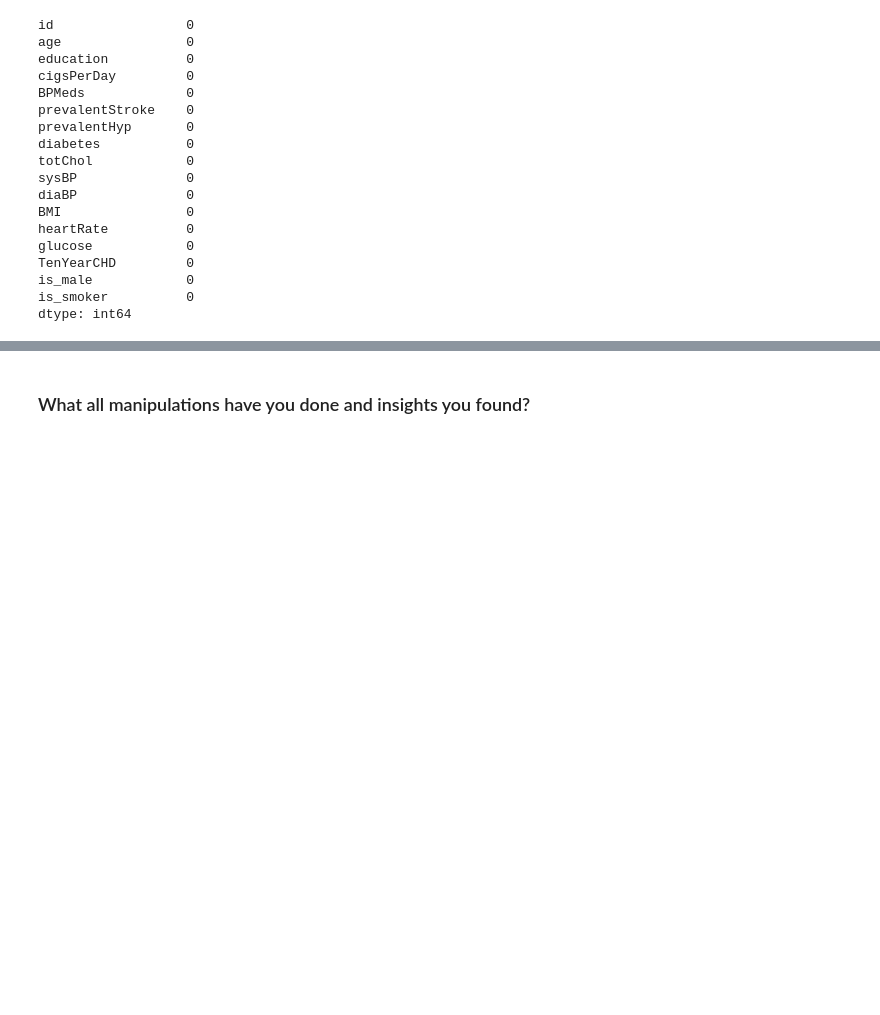
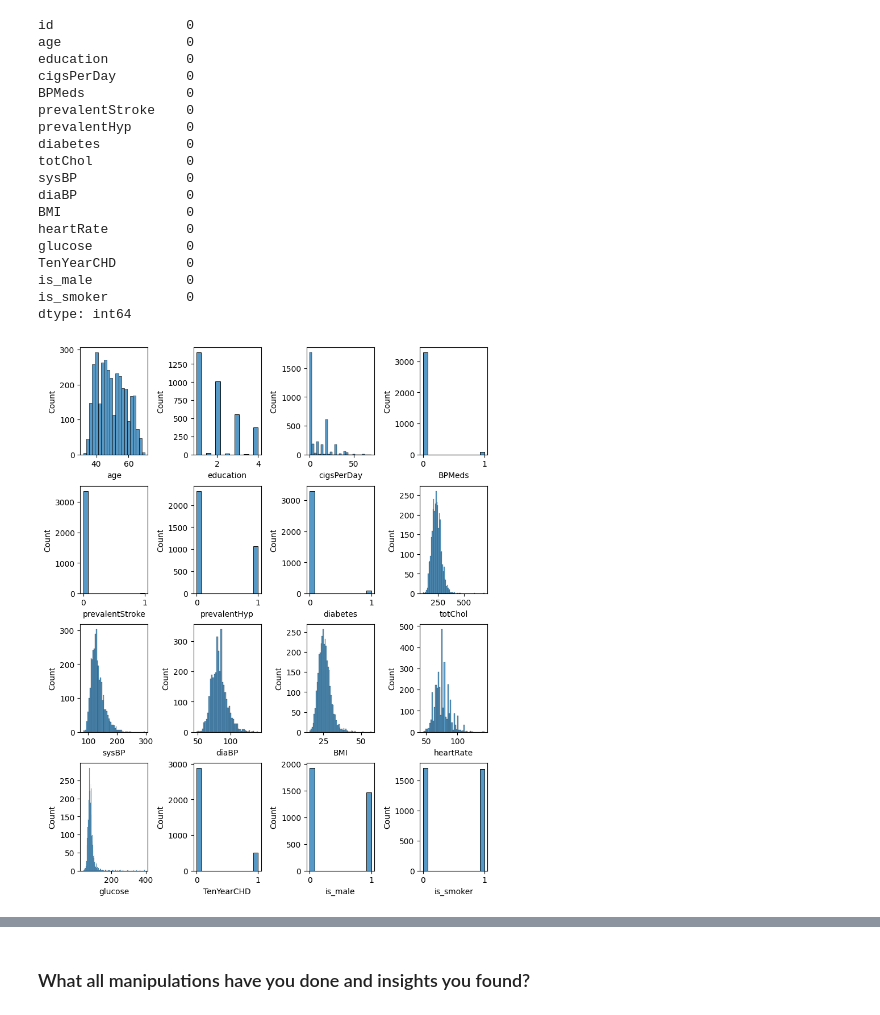
Before and after one commit to 007tickooayush/ML-Classification-Cardiovascular-Risk-Prediction-Project, a Jupyter notebook: Ayush_Tickoo_ML_Capstone_Classification_Project.ipynb, the cells around one changed output, grey strips where cells are left out. Drawn from its saved outputs; the diff is of its cells as text; code cells hidden in the pictures; blank space fills up the shorter version.

Commit message:
data preprocessing and univariate analysis

```diff
--- a/Ayush_Tickoo_ML_Capstone_Classification_Project.ipynb
+++ b/Ayush_Tickoo_ML_Capstone_Classification_Project.ipynb
@@ -389,4 +389,6 @@ is_smoker          0
 dtype: int64
 # %%
 # getting the numerical columns
-columns_num = df.describe().columns.tolist()
+# columns_num = df.describe().columns.tolist()
+columns_num = df.select_dtypes(include = ['float64','int64']).columns
+columns_num = columns_num.delete([0])
@@ -394,0 +395,18 @@ columns_num = df.describe().columns.tolist()
+# %%
+# univariate analysis
+
+fig = plt.figure(figsize = (8,24))
+idx = 1
+for var in columns_num:
+  # plt.subplots(figsize = (6,6))
+  plt.subplot(10,4,idx)
+  sns.histplot(df[var])
+  # plt.title(var)
+  idx += 1
+# ax.set_title('Histplots: numerical variables')
+# ax.set_xlabel('Value')
+# ax.set_ylabel('Frequency')
+
+plt.tight_layout(pad = 0.5, h_pad = 0.5, w_pad = 0.5)
+# %% [output]
+[figure, added]
```
Also changed, not shown: parts of 7 cells of this notebook.
